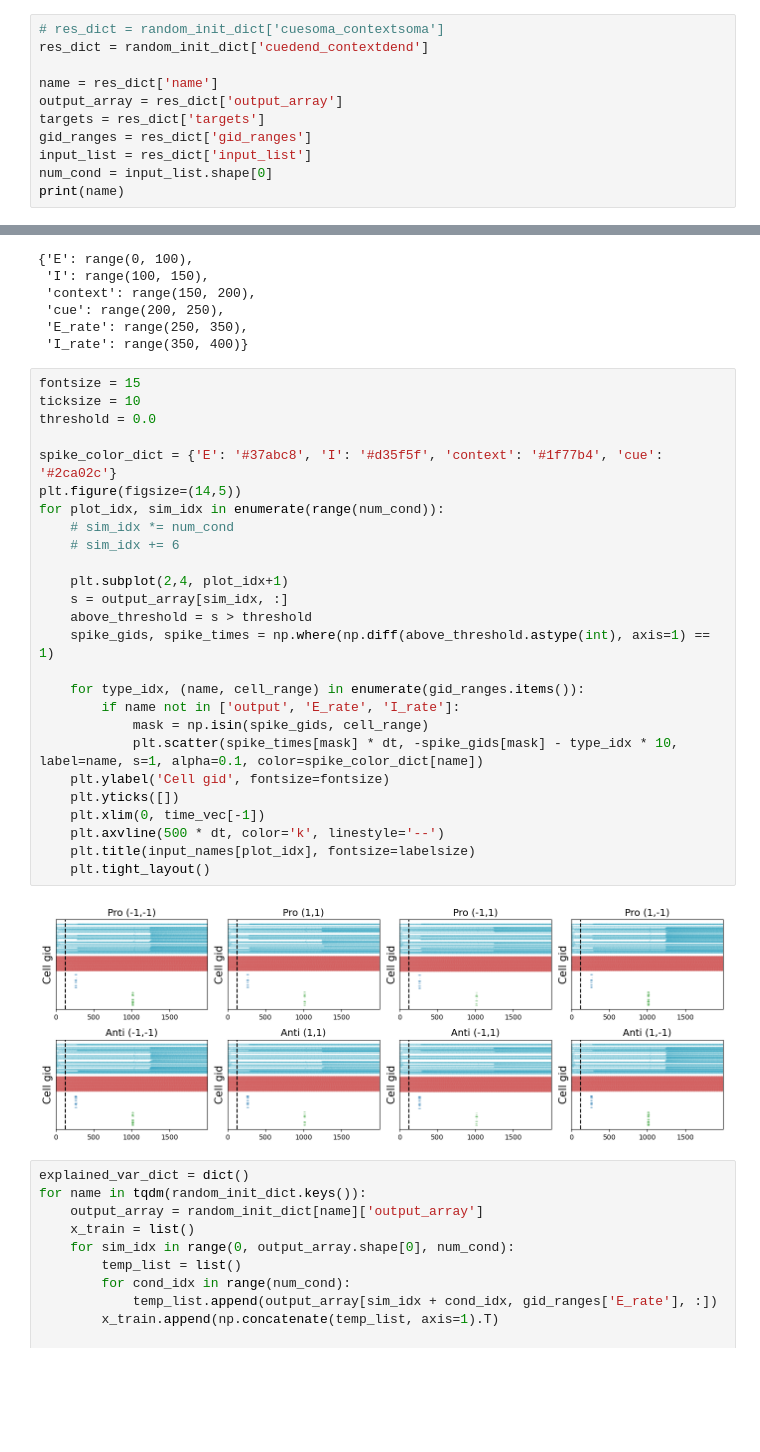
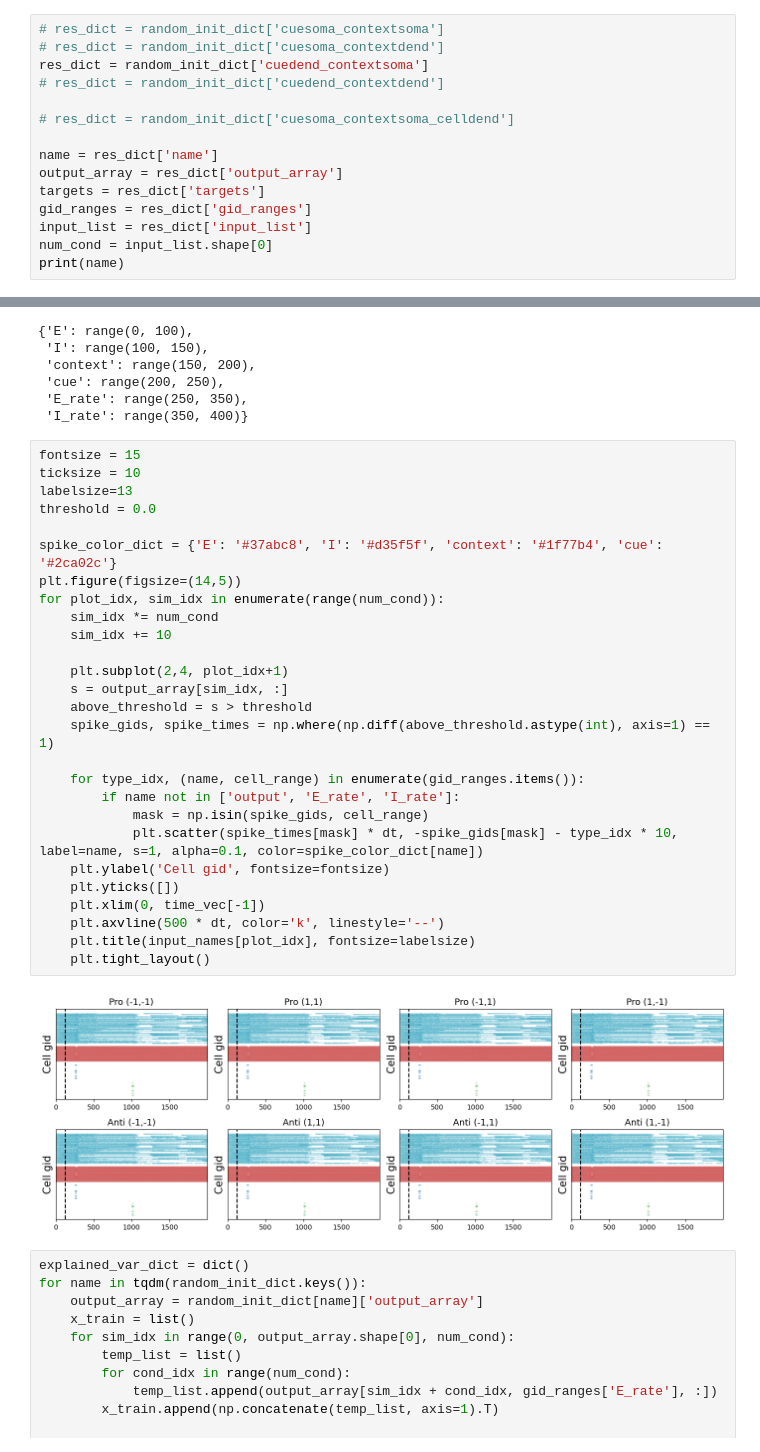
Before and after one commit to ntolley/dendractor, a Jupyter notebook: notebooks/plot_memorycontext_random_initialization.ipynb, the cells around one changed output, grey strips where cells are left out. Cells and saved outputs as stored; diff of their text form; blank space fills up the shorter version.

```diff
--- a/notebooks/plot_memorycontext_random_initialization.ipynb
+++ b/notebooks/plot_memorycontext_random_initialization.ipynb
@@ -45,7 +45,11 @@ print(list(random_init_dict.keys()))
 ['cuedend_contextdend_celldend', 'cuedend_contextdend', 'cuedend_contextsoma', 'cuesoma_contextdend', 'cuesoma_contextsoma_celldend', 'cuesoma_contextsoma_cellsoma', 'cuesoma_contextsoma']
 # %%
 # res_dict = random_init_dict['cuesoma_contextsoma']
-res_dict = random_init_dict['cuedend_contextdend']
+# res_dict = random_init_dict['cuesoma_contextdend']
+res_dict = random_init_dict['cuedend_contextsoma']
+# res_dict = random_init_dict['cuedend_contextdend']
+
+# res_dict = random_init_dict['cuesoma_contextsoma_celldend']
 
 name = res_dict['name']
 output_array = res_dict['output_array']
@@ -126,31 +130,32 @@ gid_ranges
 # %%
 fontsize = 15
 ticksize = 10
+labelsize=13
 threshold = 0.0
 
 spike_color_dict = {'E': '#37abc8', 'I': '#d35f5f', 'context': '#1f77b4', 'cue': '#2ca02c'}
 plt.figure(figsize=(14,5))
 for plot_idx, sim_idx in enumerate(range(num_cond)):
-    # sim_idx *= num_cond
-    # sim_idx += 6
+    sim_idx *= num_cond
+    sim_idx += 10
 
     plt.subplot(2,4, plot_idx+1)
     s = output_array[sim_idx, :]
     above_threshold = s > threshold
     spike_gids, spike_times = np.where(np.diff(above_threshold.astype(int), axis=1) == 1)
 
     for type_idx, (name, cell_range) in enumerate(gid_ranges.items()):
         if name not in ['output', 'E_rate', 'I_rate']:
             mask = np.isin(spike_gids, cell_range)
             plt.scatter(spike_times[mask] * dt, -spike_gids[mask] - type_idx * 10, label=name, s=1, alpha=0.1, color=spike_color_dict[name])
     plt.ylabel('Cell gid', fontsize=fontsize)
     plt.yticks([])
     plt.xlim(0, time_vec[-1])
     plt.axvline(500 * dt, color='k', linestyle='--')
     plt.title(input_names[plot_idx], fontsize=labelsize)
     plt.tight_layout()
 # %% [output]
-[figure, old version]
+[figure, new version]
 # %%
 explained_var_dict = dict()
 for name in tqdm(random_init_dict.keys()):
```
Also changed, not shown: parts of 5 cells of this notebook, 3 other files.
